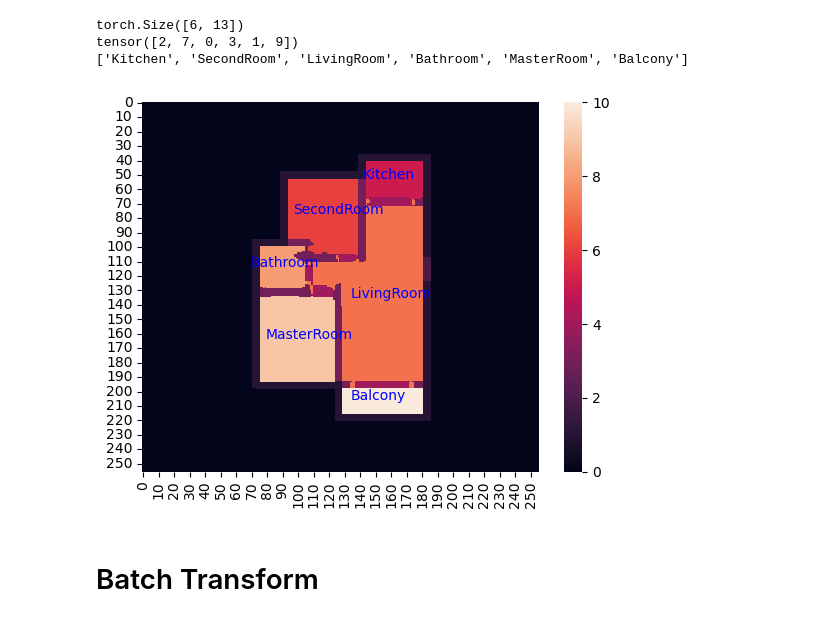
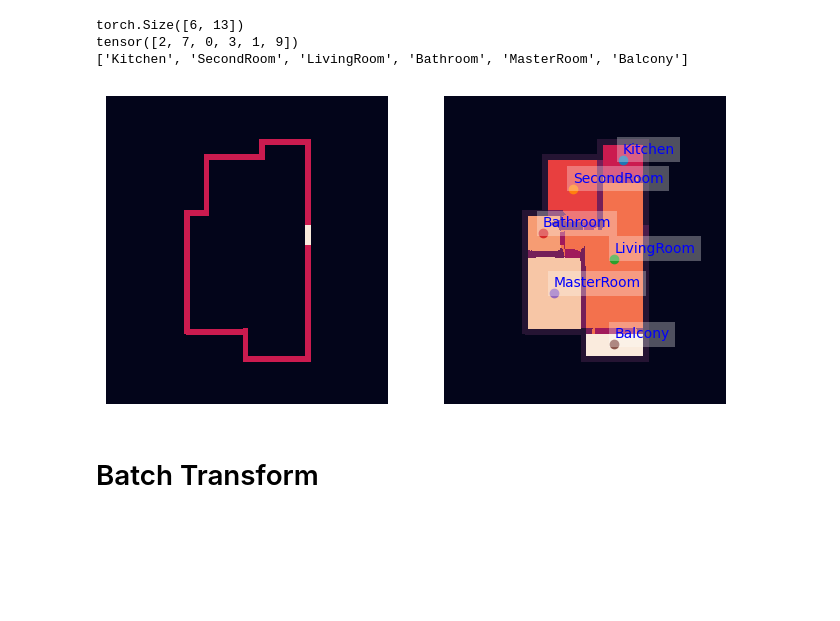
Before and after one commit to shaun-friedman/Generative-Interior-Synthesis, a Jupyter notebook: 5_Testing.ipynb, the cells around one changed output. Drawn from its saved outputs; the diff is of its cells as text; code cells hidden in the pictures; blank space fills up the shorter version.

```diff
--- a/5_Testing.ipynb
+++ b/5_Testing.ipynb
@@ -240,14 +239,16 @@ torch.Size([6, 13])
 tensor([2, 7, 0, 3, 1, 9])
 ['Kitchen', 'SecondRoom', 'LivingRoom', 'Bathroom', 'MasterRoom', 'Balcony']
 # %%
-fig, ax = plt.subplots()
+fig, ax = plt.subplots(1, 2, figsize=(8, 4))
 
-sns.heatmap(rwb, ax=ax)
+sns.heatmap(boundary_mask_gt, xticklabels=False, yticklabels=False, cbar=False, ax=ax[0])
+sns.heatmap(rwb, xticklabels=False, yticklabels=False, cbar=False, ax=ax[1])
 
 for node, label in zip(node_features, pred_gat_labels):
-    ax.text(node[0]-20, node[1], label, color="blue")
+    ax[1].scatter(node[0], node[1])
+    ax[1].text(node[0], node[1]-5, label, color="blue", bbox=dict(facecolor='white', edgecolor='none', alpha=0.3))
 # %% [output]
-[figure, old version]
+[figure, new version]
 # %% [markdown]
 # Batch Transform
 # %%
```
Also changed, not shown: parts of 4 cells of this notebook, 5 other files.
